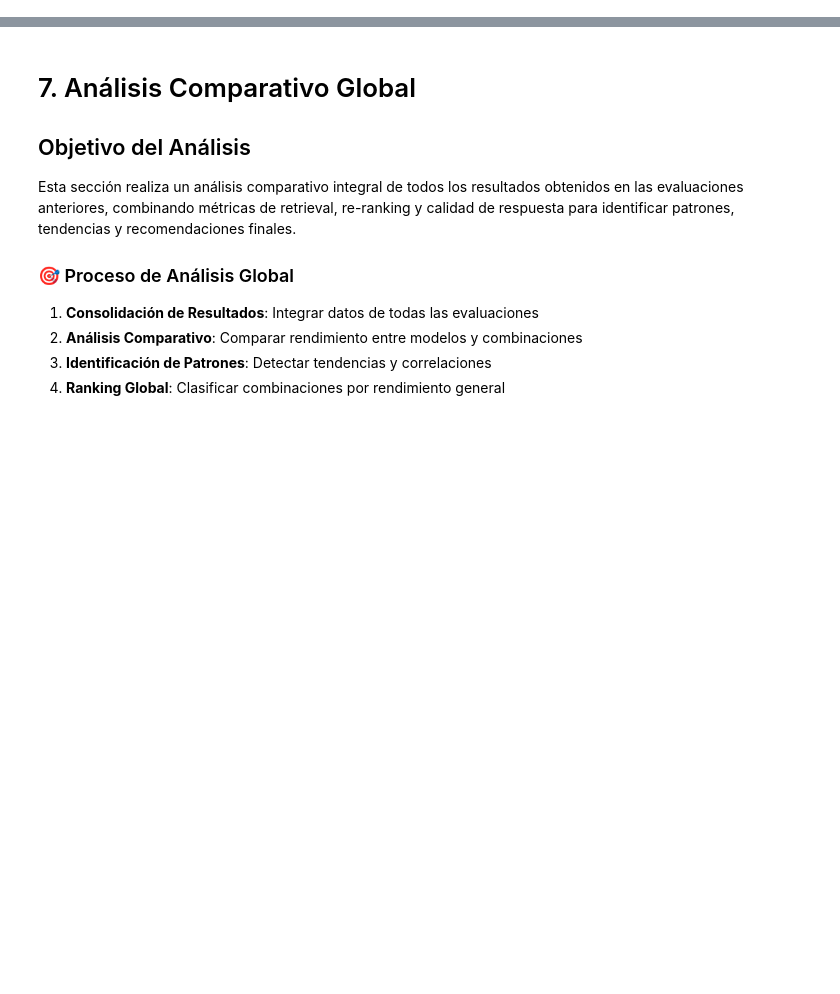
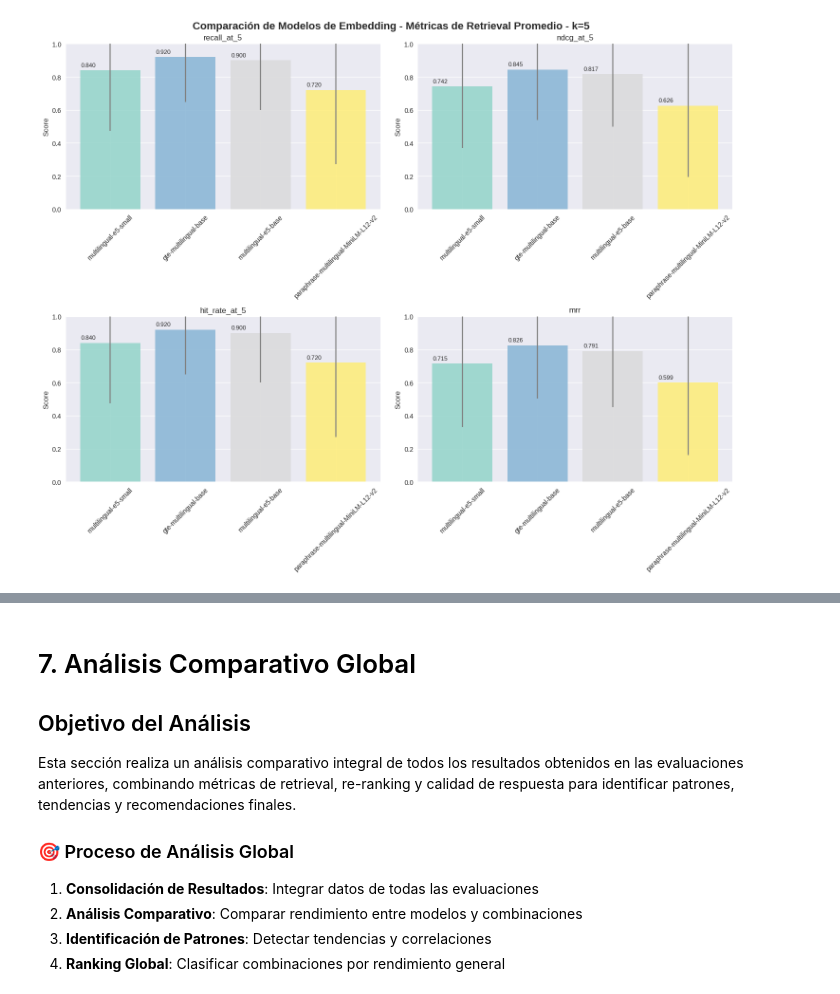
Before and after one commit to jesusoviedo/lus-laboris-py, a Jupyter notebook: notebooks/03_rag_pipeline_evaluation.ipynb, the cells around one changed output, grey strips where cells are left out. Cells and saved outputs as stored; diff of their text form; code cells hidden in the pictures; blank space fills up the shorter version.

```diff
--- a/notebooks/03_rag_pipeline_evaluation.ipynb
+++ b/notebooks/03_rag_pipeline_evaluation.ipynb
@@ -3453,0 +1704,4 @@ else:
+# %%
+visualize_retrieval_results(all_results, k=5)
+# %% [output]
+[figure, added]
```
Also changed, not shown: parts of 156 cells of this notebook.
